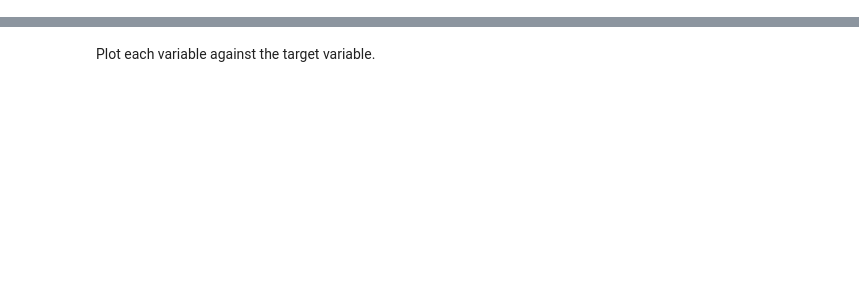
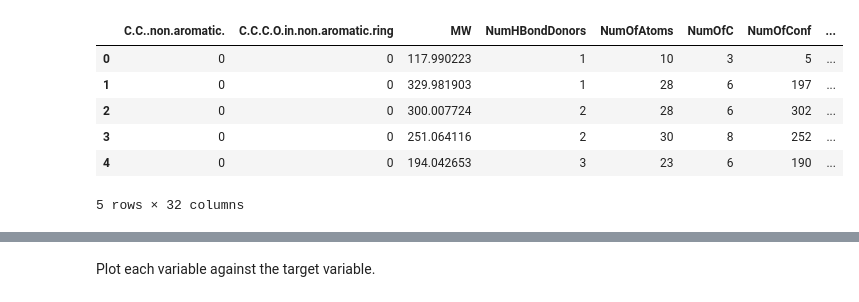
Before and after one commit to maijams/iml-term-project, a Jupyter notebook: pre-processing.ipynb, the cells around one changed output, grey strips where cells are left out. Cells and saved outputs as stored; diff of their text form; code cells hidden in the pictures; blank space fills up the shorter version.

```diff
--- a/pre-processing.ipynb
+++ b/pre-processing.ipynb
@@ -47,0 +42,7 @@ Notes:
+# %%
+test_data = pd.read_csv("data/test.csv")
+
+X_test = test_data.drop(columns=["Id"], axis=1)
+X_test = pd.get_dummies(X_test, columns=["parentspecies"], prefix="category") # One-hot encoding
+X_test["category_decane_toluene"] = 0 # Add missing column with default value 0 (compared to X_train)
+X_test = X_test.sort_index(axis=1) # X-train & X-test need to have the same column order
@@ -47,0 +89,10 @@ Notes:
+# %%
+X_test.head()
+# %% [output]
+|  | C.C..non.aromatic. | C.C.C.O.in.non.aromatic.ring | MW | NumHBondDonors | NumOfAtoms | NumOfC | NumOfConf | ... |
+| 0 | 0 | 0 | 117.990223 | 1 | 10 | 3 | 5 | ... |
+| 1 | 0 | 0 | 329.981903 | 1 | 28 | 6 | 197 | ... |
+| 2 | 0 | 0 | 300.007724 | 2 | 28 | 6 | 302 | ... |
+| 3 | 0 | 0 | 251.064116 | 2 | 30 | 8 | 252 | ... |
+| 4 | 0 | 0 | 194.042653 | 3 | 23 | 6 | 190 | ... |
+5 rows × 32 columns
```
Also changed, not shown: parts of 36 cells of this notebook, 5 other files.
